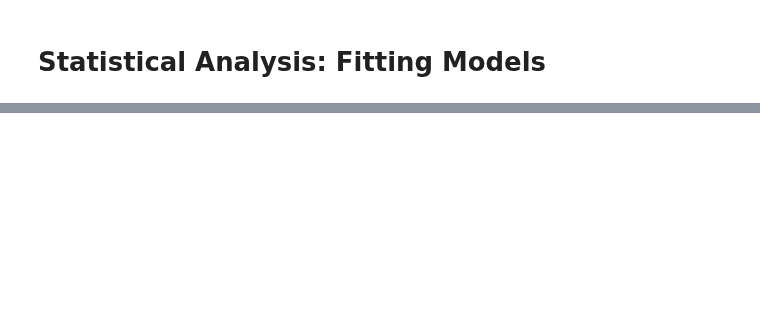
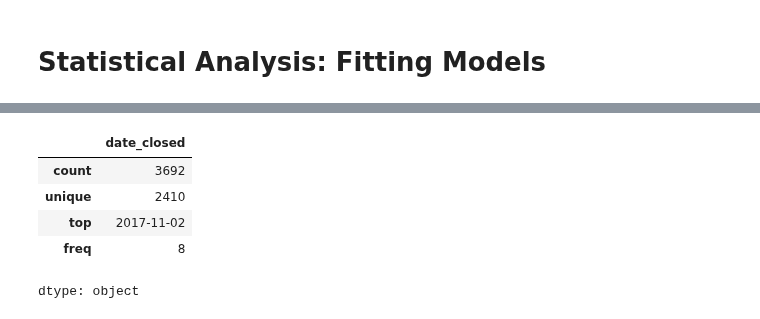
Before and after one commit to Sai0472003/PatentLitigation_Impact, a Jupyter notebook: Causal_Inference.ipynb, the cells around one changed output, grey strips where cells are left out. Saved outputs shown, nothing was run; the diff lists cells and outputs as text; code cells hidden in the pictures; blank space fills up the shorter version.

```diff
--- a/Causal_Inference.ipynb
+++ b/Causal_Inference.ipynb
@@ -202,5 +188,5 @@ BERT_Predictions = BERT_Predictions[['case_number', 'BERT_Logits']]
 # %%
-complete_npm = complete_npm.merge(BERT_Predictions, on=['case_number'], how='left')
-complete_rnd = complete_rnd.merge(BERT_Predictions, on=['case_number'], how='left')
+complete_npm = complete_npm.merge(BERT_Predictions, on=['case_number'], how='inner')
+complete_rnd = complete_rnd.merge(BERT_Predictions, on=['case_number'], how='inner')
 
 complete_npm.head()
@@ -210,0 +291,9 @@ complete_rnd.head()
+# %%
+complete_rnd['date_closed'].describe()
+# %% [output]
+|  | date_closed |
+| count | 3692 |
+| unique | 2410 |
+| top | 2017-11-02 |
+| freq | 8 |
+dtype: object
```
Also changed, not shown: parts of 7 cells of this notebook.
